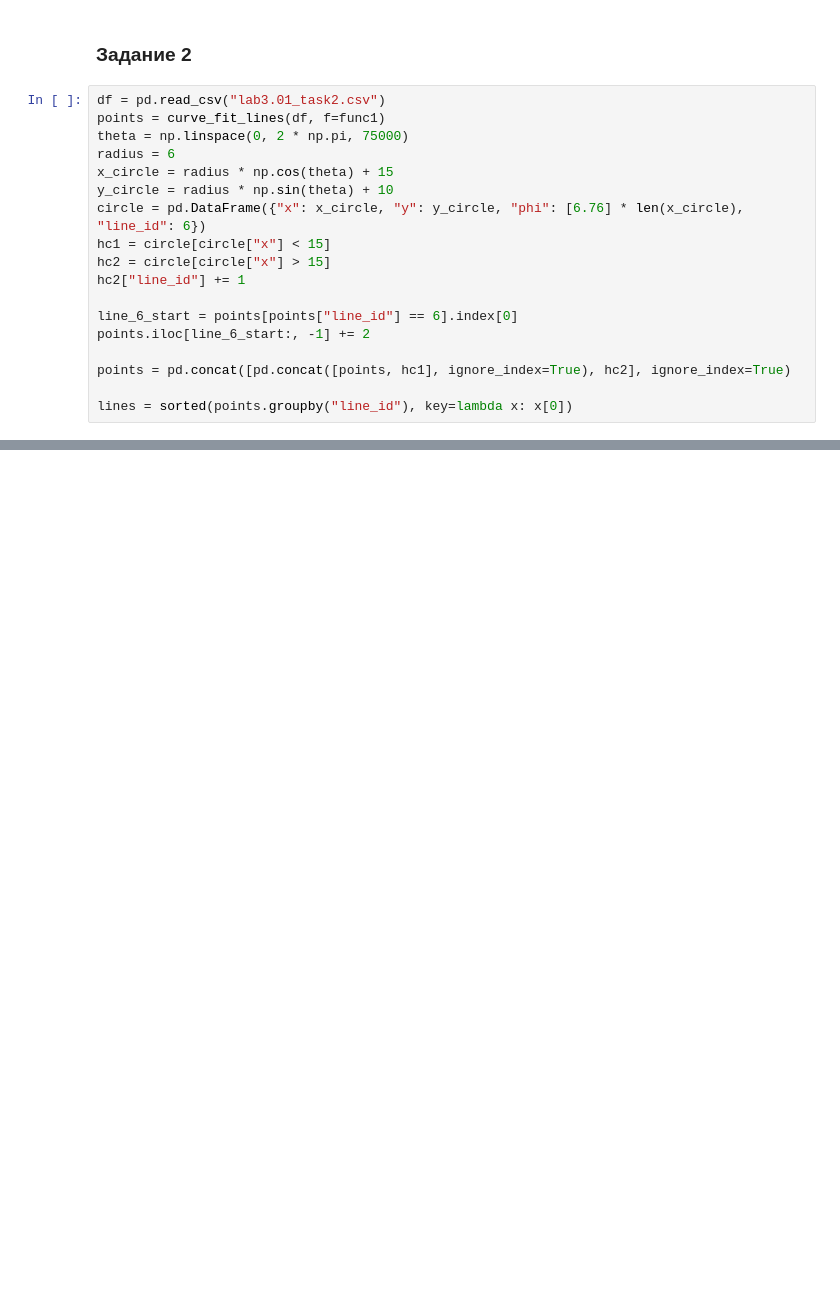
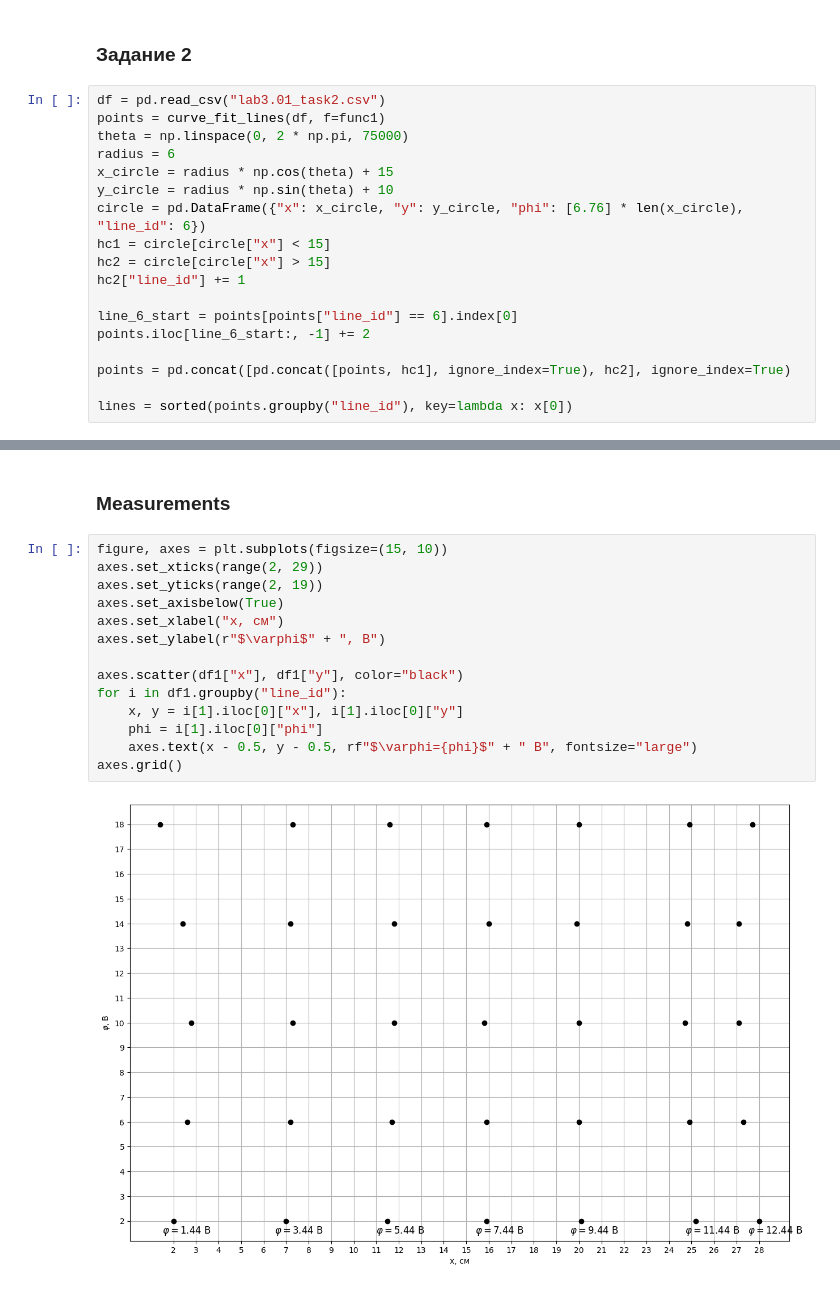
Before and after one commit to staffeev/phys_labs, a Jupyter notebook: lab3.01/lab3.01.ipynb, the cells around one changed output, grey strips where cells are left out. Saved outputs shown, nothing was run; the diff lists cells and outputs as text; blank space fills up the shorter version.

```diff
--- a/lab3.01/lab3.01.ipynb
+++ b/lab3.01/lab3.01.ipynb
@@ -205,0 +302,18 @@ for y in range(3, 18):
+# %% [markdown]
+### Measurements
+# %%
+figure, axes = plt.subplots(figsize=(15, 10))
+axes.set_xticks(range(2, 29))
+axes.set_yticks(range(2, 19))
+axes.set_axisbelow(True)
+axes.set_xlabel("x, см")
+axes.set_ylabel(r"$\varphi$" + ", В")
+
+axes.scatter(df1["x"], df1["y"], color="black")
+for i in df1.groupby("line_id"):
+    x, y = i[1].iloc[0]["x"], i[1].iloc[0]["y"]
+    phi = i[1].iloc[0]["phi"]
+    axes.text(x - 0.5, y - 0.5, rf"$\varphi={phi}$" + " В", fontsize="large")
+axes.grid()
+# %% [output]
+[figure, added]
```
Also changed, not shown: parts of 17 cells of this notebook.
